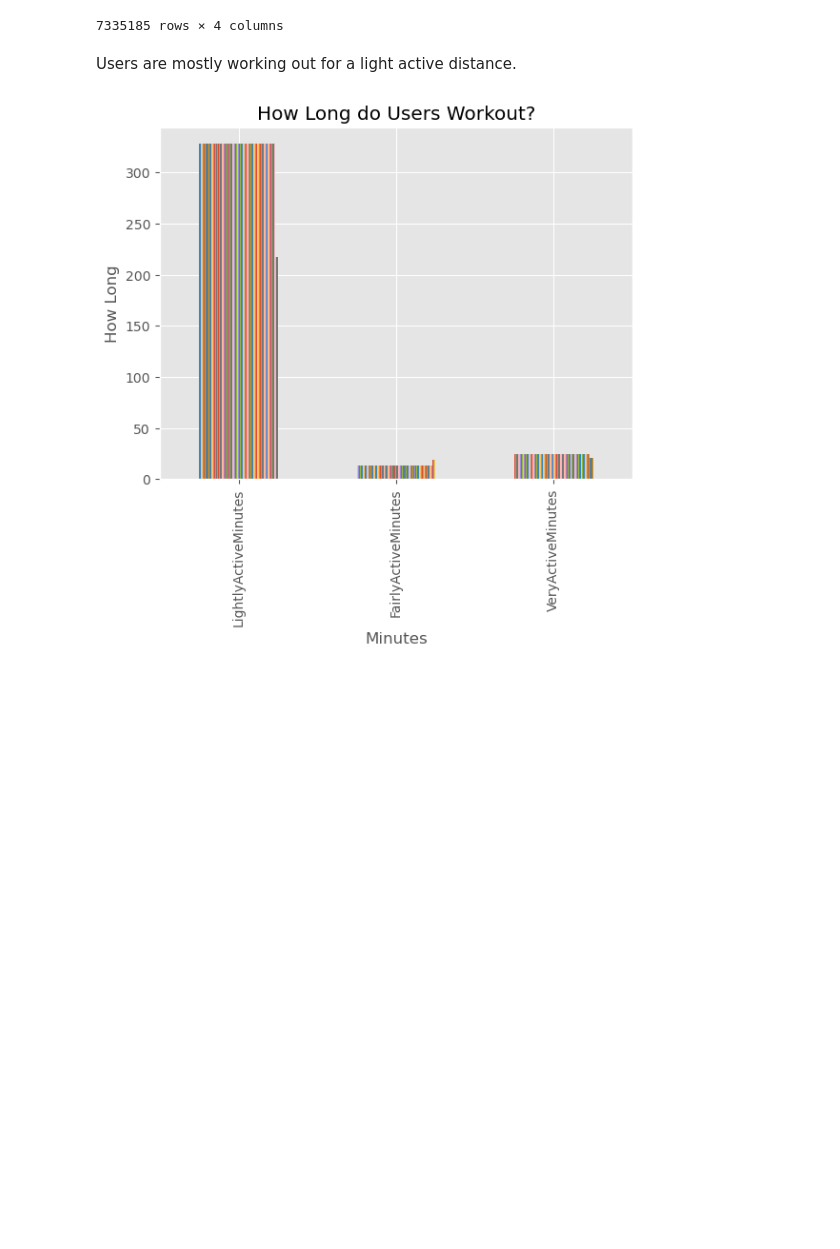
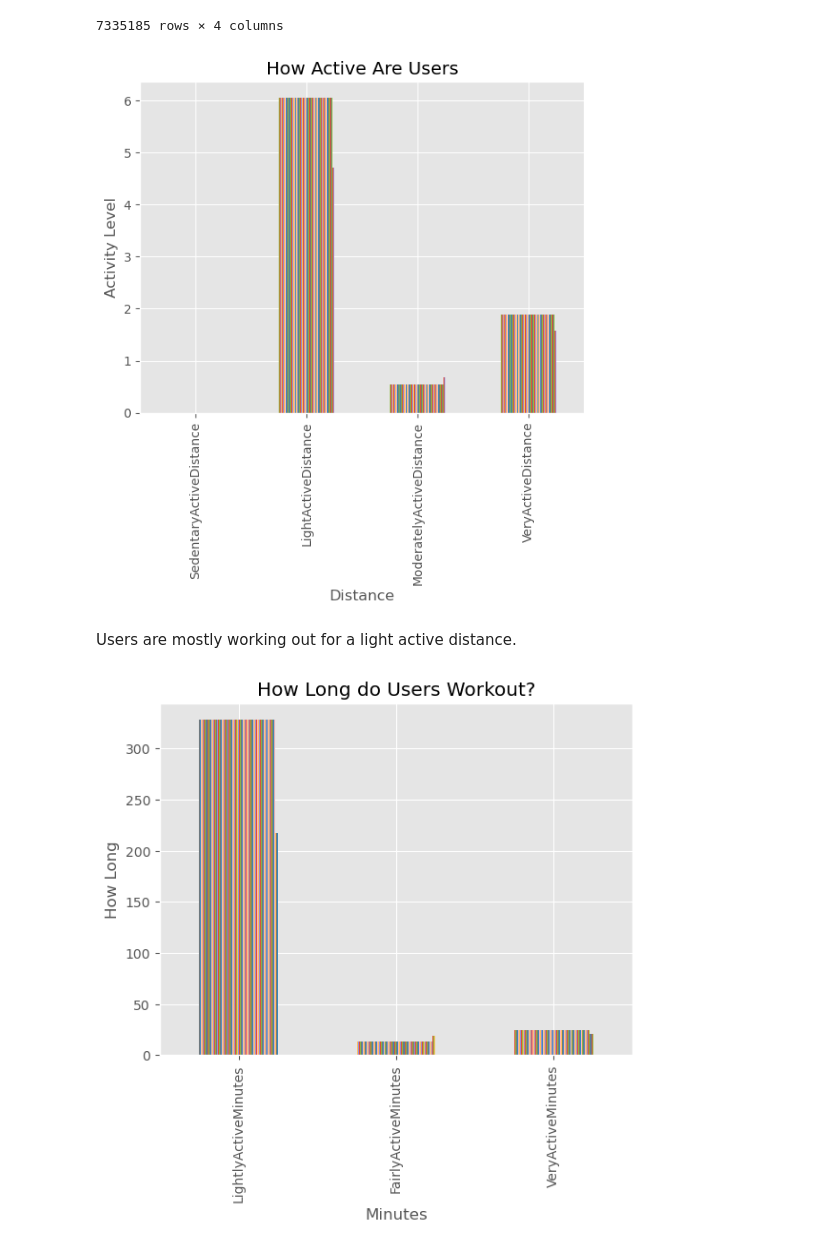
Before and after one commit to snehx5/bellabeats_analysis, a Jupyter notebook: dailyanalysis.ipynb, the cells around one changed output. Saved outputs shown, nothing was run; the diff lists cells and outputs as text; code cells hidden in the pictures; blank space fills up the shorter version.

```diff
--- a/dailyanalysis.ipynb
+++ b/dailyanalysis.ipynb
@@ -96,20 +96,24 @@ ActiveDistance
 7335185 rows × 4 columns
 # %%
 ActiveDistance = ActiveDistance[:1000]
+
+ActiveDistance = ActiveDistance.transpose()
 
 
 ActiveDistance.plot(kind='bar')
 
 
 plt.title('How Active Are Users')
 plt.ylabel('Activity Level')
 plt.xlabel('Distance')
 
 
 plt.legend().remove()
 
 
 plt.show()
+# %% [output]
+[figure, added]
 # %% [markdown]
 Users are mostly working out for a light active distance.
 # %%
```
